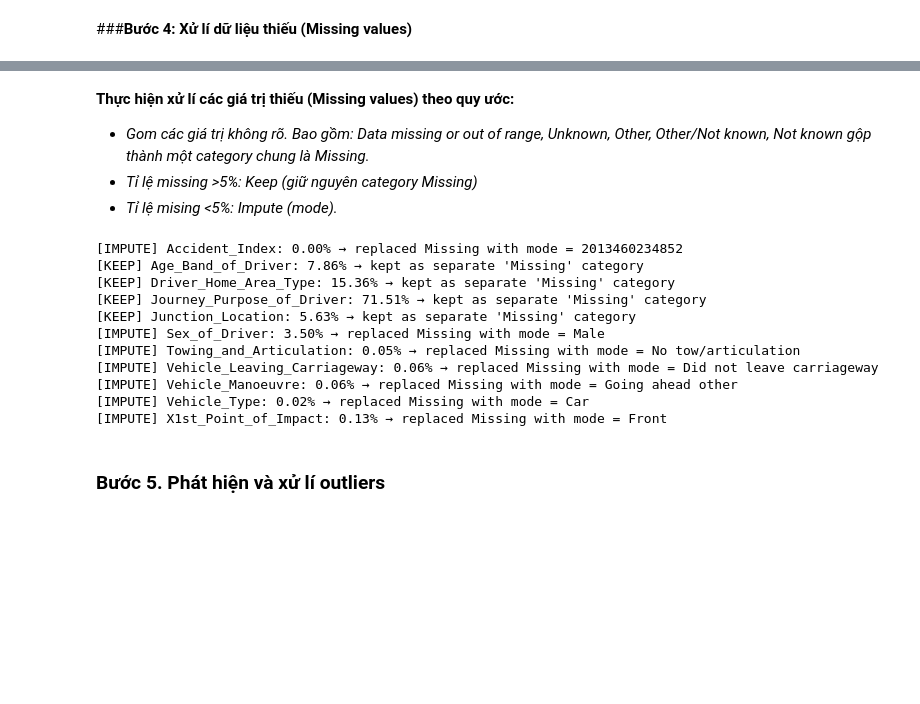
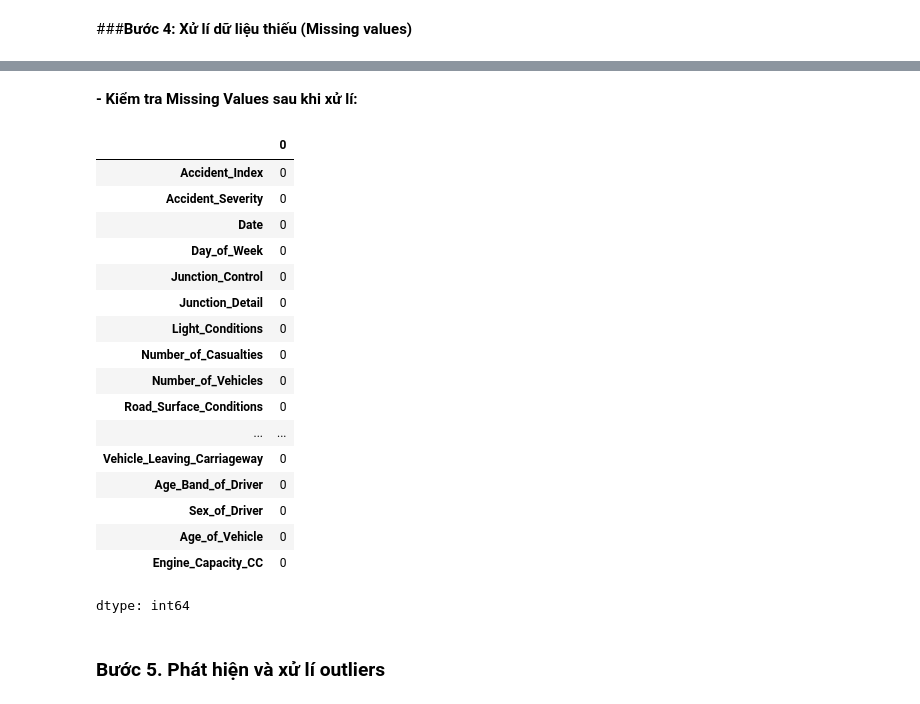
Before and after one commit to mihhwiNick/DA_project, a Jupyter notebook: UK_Road_Traffic_Accident_DA.ipynb, the cells around one changed output, grey strips where cells are left out. Cells and saved outputs as stored; diff of their text form; code cells hidden in the pictures; blank space fills up the shorter version.

```diff
--- a/UK_Road_Traffic_Accident_DA.ipynb
+++ b/UK_Road_Traffic_Accident_DA.ipynb
@@ -835,49 +810,25 @@ X1st_Point_of_Impact                data missing or out of range
-# %% [markdown]
-**Thực hiện xử lí các giá trị thiếu (Missing values) theo quy ước:**
-- *Gom các giá trị không rõ. Bao gồm: Data missing or out of range, Unknown, Other, Other/Not known, Not known  gộp thành một category chung là Missing.*
-- *Tỉ lệ missing >5%: Keep (giữ nguyên category Missing)*
-- *Tỉ lệ mising <5%: Impute (mode).*
-# %%
-missing_labels = [
-    "Data missing or out of range",
-    "Unknown",
-    "Not known",
-    "Other",
-    "Other/Not known (2005-10)",
-    "Unallocated"
-]
-
-categorical_cols = vehicle_clean.select_dtypes(include=['object']).columns
-
-for col in categorical_cols:
-    vehicle_clean[col] = vehicle_clean[col].astype(str).str.strip()
-    vehicle_clean[col] = vehicle_clean[col].replace(
-        {label: "Missing" for label in missing_labels}
-    )
-
-# Impute
-for col in categorical_cols:
-    missing_rate = (vehicle_clean[col] == "Missing").mean()
-
-    if missing_rate < 0.05:
-        # Impute bằng mode
-        mode_val = vehicle_clean[col].mode()[0]
-        vehicle_clean[col] = vehicle_clean[col].replace("Missing", mode_val)
-        print(f"[IMPUTE] {col}: {missing_rate:.2%} → replaced Missing with mode = {mode_val}")
-    else:
-        # Giữ Missing
-        print(f"[KEEP] {col}: {missing_rate:.2%} → kept as separate 'Missing' category")
-# %% [output]
-[IMPUTE] Accident_Index: 0.00% → replaced Missing with mode = 2013460234852
-[KEEP] Age_Band_of_Driver: 7.86% → kept as separate 'Missing' category
-[KEEP] Driver_Home_Area_Type: 15.36% → kept as separate 'Missing' category
-[KEEP] Journey_Purpose_of_Driver: 71.51% → kept as separate 'Missing' category
-[KEEP] Junction_Location: 5.63% → kept as separate 'Missing' category
-[IMPUTE] Sex_of_Driver: 3.50% → replaced Missing with mode = Male
-[IMPUTE] Towing_and_Articulation: 0.05% → replaced Missing with mode = No tow/articulation
-[IMPUTE] Vehicle_Leaving_Carriageway: 0.06% → replaced Missing with mode = Did not leave carriageway
-[IMPUTE] Vehicle_Manoeuvre: 0.06% → replaced Missing with mode = Going ahead other
-[IMPUTE] Vehicle_Type: 0.02% → replaced Missing with mode = Car
-[IMPUTE] X1st_Point_of_Impact: 0.13% → replaced Missing with mode = Front
+# %% [markdown]
+**- Kiểm tra Missing Values sau khi xử lí:**
+# %%
+merged_data.isnull().sum()
+# %% [output]
+|  | 0 |
+| Accident_Index | 0 |
+| Accident_Severity | 0 |
+| Date | 0 |
+| Day_of_Week | 0 |
+| Junction_Control | 0 |
+| Junction_Detail | 0 |
+| Light_Conditions | 0 |
+| Number_of_Casualties | 0 |
+| Number_of_Vehicles | 0 |
+| Road_Surface_Conditions | 0 |
+| ... | ... |
+| Vehicle_Leaving_Carriageway | 0 |
+| Age_Band_of_Driver | 0 |
+| Sex_of_Driver | 0 |
+| Age_of_Vehicle | 0 |
+| Engine_Capacity_CC | 0 |
+dtype: int64
 # %% [markdown]
 ### **Bước 5. Phát hiện và xử lí outliers**
```
Also changed, not shown: parts of 26 cells of this notebook.
